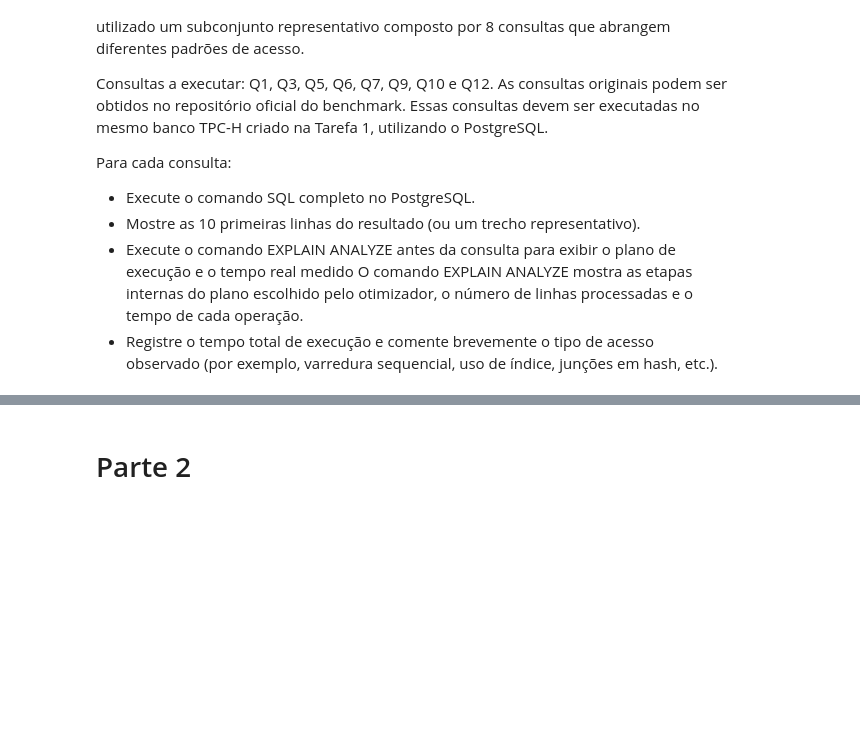
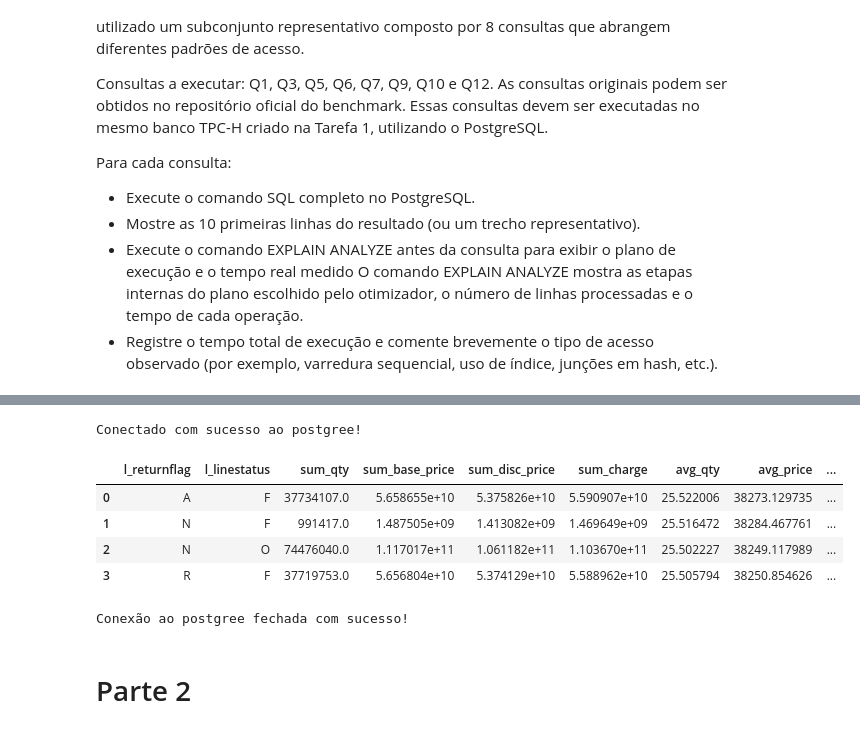
Before and after one commit to Aruthuro/BD_-_Trabalho_3_-_Tarefas_diversas, a Jupyter notebook: BD_Trabalho_3_Tarefas_diversas.ipynb, the cells around one changed output, grey strips where cells are left out. Drawn from its saved outputs; the diff is of its cells as text; code cells hidden in the pictures; blank space fills up the shorter version.

```diff
--- a/BD_Trabalho_3_Tarefas_diversas.ipynb
+++ b/BD_Trabalho_3_Tarefas_diversas.ipynb
@@ -537,0 +659,12 @@ order by
+# %%
+conn_params = {
+    "host": "localhost",
+    "database": "icomp",
+    "user": "icomp",
+    "password": "icomp123"
+}
+# %%
+conn = psycopg2.connect(**conn_params)
+print("Conectado com sucesso ao postgree!")
+# %% [output]
+Conectado com sucesso ao postgree!
@@ -538,3 +673,17 @@ order by
+# %%
+df = pd.read_sql(sql_q1, conn)
+display(df.head(10))
+# %% [output]
+|  | l_returnflag | l_linestatus | sum_qty | sum_base_price | sum_disc_price | sum_charge | avg_qty | avg_price | ... |
+| 0 | A | F | 37734107.0 | 5.658655e+10 | 5.375826e+10 | 5.590907e+10 | 25.522006 | 38273.129735 | ... |
+| 1 | N | F | 991417.0 | 1.487505e+09 | 1.413082e+09 | 1.469649e+09 | 25.516472 | 38284.467761 | ... |
+| 2 | N | O | 74476040.0 | 1.117017e+11 | 1.061182e+11 | 1.103670e+11 | 25.502227 | 38249.117989 | ... |
+| 3 | R | F | 37719753.0 | 5.656804e+10 | 5.374129e+10 | 5.588962e+10 | 25.505794 | 38250.854626 | ... |
+# %%
+conn.close()
+print("Conexão ao postgree fechada com sucesso!")
+# %% [output]
+Conexão ao postgree fechada com sucesso!
 # %% [markdown]
 # Parte 2
 # %% [markdown]
```
Also changed, not shown: parts of 21 cells of this notebook, 1 other file.
